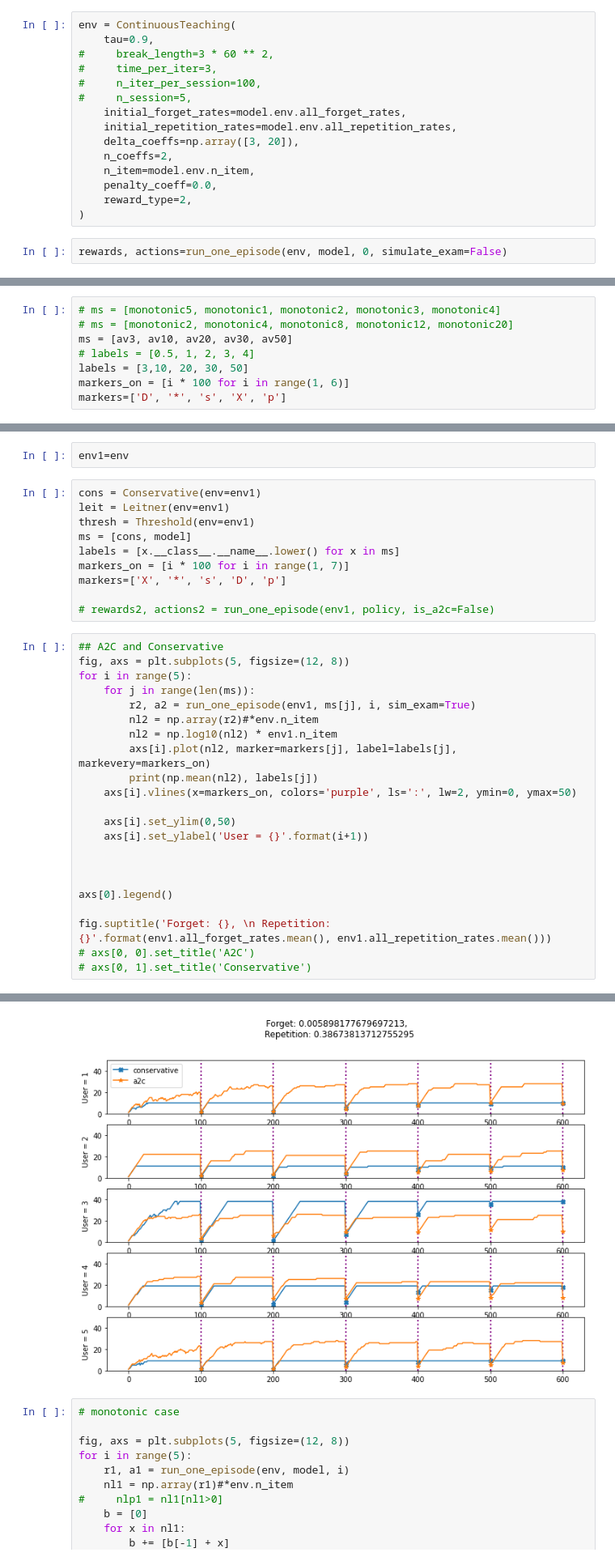
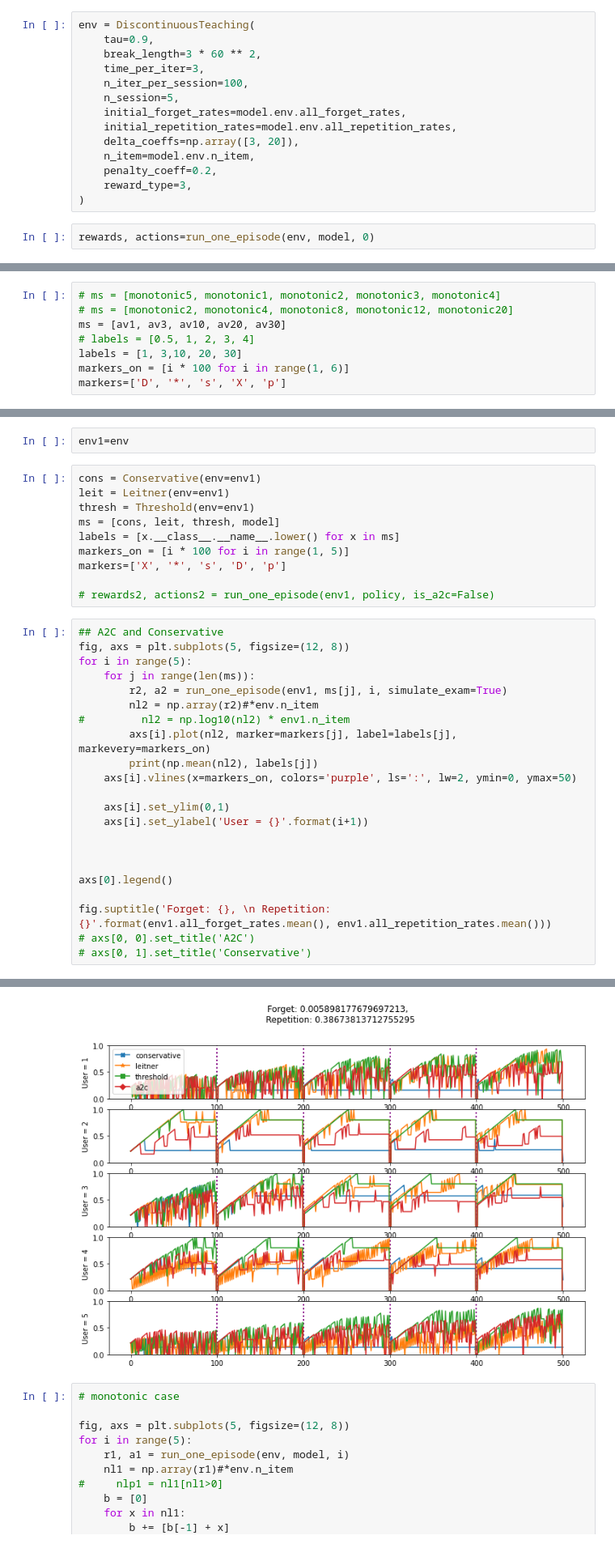
Before and after one commit to AurelienNioche/ActiveTeachingCollaborative, a Jupyter notebook: planning/using-a2c/check_discontinuous_runs.ipynb, the cells around one changed output, grey strips where cells are left out. Shown at 81% size. Cells and saved outputs as stored; diff of their text form.

Commit message:
minor change on continuous sparse reward

```diff
--- a/planning/using-a2c/check_discontinuous_runs.ipynb
+++ b/planning/using-a2c/check_discontinuous_runs.ipynb
@@ -44,18 +36,17 @@ model.env.break_length
 # %%
-env = ContinuousTeaching(
+env = DiscontinuousTeaching(
     tau=0.9,
-#     break_length=3 * 60 ** 2,
-#     time_per_iter=3,
-#     n_iter_per_session=100,
-#     n_session=5,
+    break_length=3 * 60 ** 2,
+    time_per_iter=3,
+    n_iter_per_session=100,
+    n_session=5,
     initial_forget_rates=model.env.all_forget_rates,
     initial_repetition_rates=model.env.all_repetition_rates,
     delta_coeffs=np.array([3, 20]),
-    n_coeffs=2,
     n_item=model.env.n_item,
-    penalty_coeff=0.0,
-    reward_type=2,
+    penalty_coeff=0.2,
+    reward_type=3,
 )
 # %%
-rewards, actions=run_one_episode(env, model, 0, simulate_exam=False)
+rewards, actions=run_one_episode(env, model, 0)
 # %% [output]
@@ -106,9 +97,9 @@ model=exp1
 # %%
 # ms = [monotonic5, monotonic1, monotonic2, monotonic3, monotonic4]
 # ms = [monotonic2, monotonic4, monotonic8, monotonic12, monotonic20]
-ms = [av3, av10, av20, av30, av50]
+ms = [av1, av3, av10, av20, av30]
 # labels = [0.5, 1, 2, 3, 4]
-labels = [3,10, 20, 30, 50]
+labels = [1, 3,10, 20, 30]
 markers_on = [i * 100 for i in range(1, 6)]
 markers=['D', '*', 's', 'X', 'p']
 # %%
@@ -154,9 +145,9 @@ env1=env
 cons = Conservative(env=env1)
 leit = Leitner(env=env1)
 thresh = Threshold(env=env1)
-ms = [cons, model]
+ms = [cons, leit, thresh, model]
 labels = [x.__class__.__name__.lower() for x in ms]
-markers_on = [i * 100 for i in range(1, 7)]
+markers_on = [i * 100 for i in range(1, 5)]
 markers=['X', '*', 's', 'D', 'p']
 
 # rewards2, actions2 = run_one_episode(env1, policy, is_a2c=False)
@@ -165,14 +156,14 @@ markers=['X', '*', 's', 'D', 'p']
 fig, axs = plt.subplots(5, figsize=(12, 8))
 for i in range(5):
     for j in range(len(ms)):
-        r2, a2 = run_one_episode(env1, ms[j], i, sim_exam=True)
+        r2, a2 = run_one_episode(env1, ms[j], i, simulate_exam=True)
         nl2 = np.array(r2)#*env.n_item
-        nl2 = np.log10(nl2) * env1.n_item
+#         nl2 = np.log10(nl2) * env1.n_item
         axs[i].plot(nl2, marker=markers[j], label=labels[j], markevery=markers_on)
         print(np.mean(nl2), labels[j])
     axs[i].vlines(x=markers_on, colors='purple', ls=':', lw=2, ymin=0, ymax=50)
 
-    axs[i].set_ylim(0,50)
+    axs[i].set_ylim(0,1)
     axs[i].set_ylabel('User = {}'.format(i+1))
 
 
@@ -206,5 +194,5 @@ a2c | final reward 78 | precision 2.62
 Text(0.5, 0.98, 'Forget: 0.005898177679697213, \n Repetition: 0.38673813712755295')
-[figure, old version]
+[figure, new version]
 # %%
 # monotonic case
 
```
Also changed, not shown: parts of 10 cells of this notebook, 1 other file.
